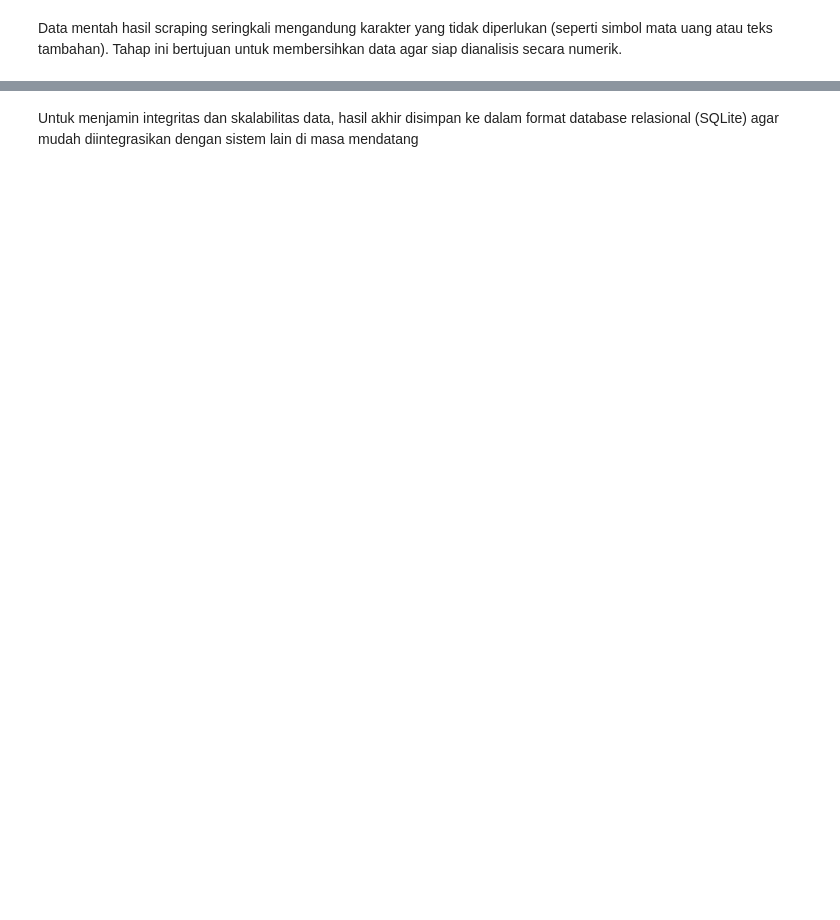
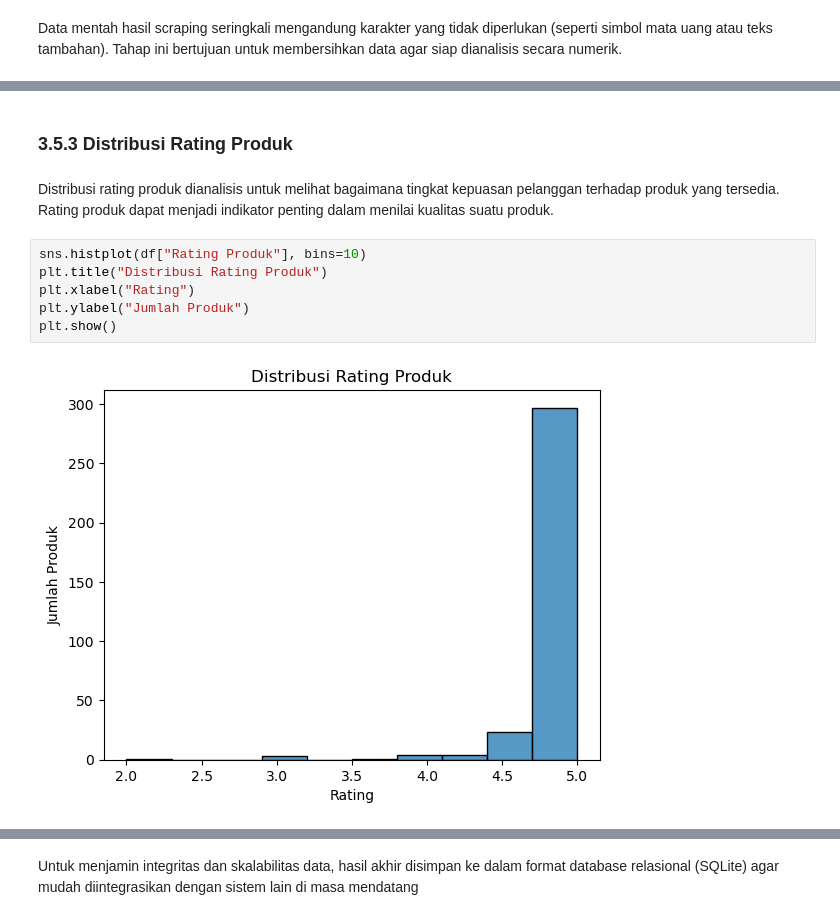
Before and after one commit to adhirizqi/web-scrapping-zalora, a Jupyter notebook: P1_Adhi-Rizqi.ipynb, the cells around one changed output, grey strips where cells are left out. Saved outputs shown, nothing was run; the diff lists cells and outputs as text; blank space fills up the shorter version.

```diff
--- a/P1_Adhi-Rizqi.ipynb
+++ b/P1_Adhi-Rizqi.ipynb
@@ -375,0 +441,12 @@ Rating_df.to_csv('DataFrame Zalora (After).csv')
+# %% [markdown]
+### 3.5.3 Distribusi Rating Produk
+# %% [markdown]
+Distribusi rating produk dianalisis untuk melihat bagaimana tingkat kepuasan pelanggan terhadap produk yang tersedia. Rating produk dapat menjadi indikator penting dalam menilai kualitas suatu produk.
+# %%
+sns.histplot(df["Rating Produk"], bins=10)
+plt.title("Distribusi Rating Produk")
+plt.xlabel("Rating")
+plt.ylabel("Jumlah Produk")
+plt.show()
+# %% [output]
+[figure, added]
```
Also changed, not shown: parts of 106 cells of this notebook, 13 other files.
